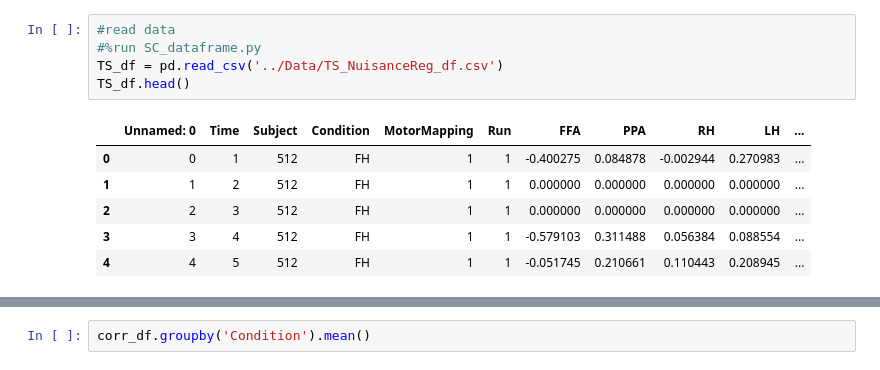
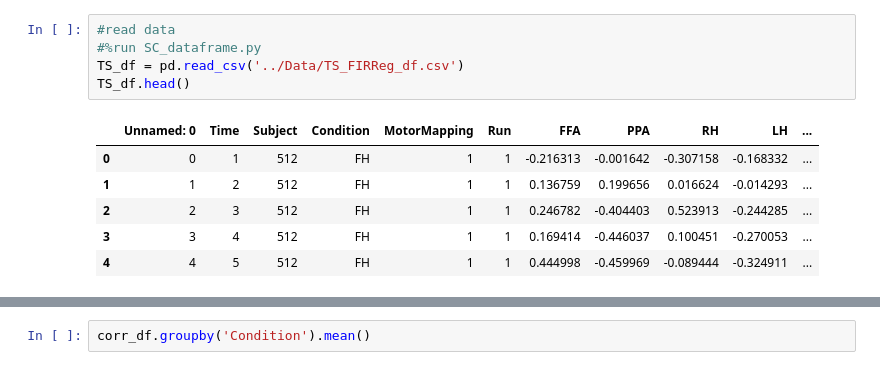
Before and after one commit to kaihwang/TDSigEI, a Jupyter notebook: MTD/Run_MTD.ipynb, the cells around one changed output, grey strips where cells are left out. Cells and saved outputs as stored; diff of their text form.

```diff
--- a/MTD/Run_MTD.ipynb
+++ b/MTD/Run_MTD.ipynb
@@ -13,15 +11,15 @@ WARNING: pylab import has clobbered these variables: ['cond']
 # %%
 #read data
 #%run SC_dataframe.py
-TS_df = pd.read_csv('../Data/TS_NuisanceReg_df.csv')
+TS_df = pd.read_csv('../Data/TS_FIRReg_df.csv')
 TS_df.head()
 # %% [output]
 |  | Unnamed: 0 | Time | Subject | Condition | MotorMapping | Run | FFA | PPA | RH | LH | ... |
-| 0 | 0 | 1 | 512 | FH | 1 | 1 | -0.400275 | 0.084878 | -0.002944 | 0.270983 | ... |
-| 1 | 1 | 2 | 512 | FH | 1 | 1 | 0.000000 | 0.000000 | 0.000000 | 0.000000 | ... |
-| 2 | 2 | 3 | 512 | FH | 1 | 1 | 0.000000 | 0.000000 | 0.000000 | 0.000000 | ... |
-| 3 | 3 | 4 | 512 | FH | 1 | 1 | -0.579103 | 0.311488 | 0.056384 | 0.088554 | ... |
-| 4 | 4 | 5 | 512 | FH | 1 | 1 | -0.051745 | 0.210661 | 0.110443 | 0.208945 | ... |
+| 0 | 0 | 1 | 512 | FH | 1 | 1 | -0.216313 | -0.001642 | -0.307158 | -0.168332 | ... |
+| 1 | 1 | 2 | 512 | FH | 1 | 1 | 0.136759 | 0.199656 | 0.016624 | -0.014293 | ... |
+| 2 | 2 | 3 | 512 | FH | 1 | 1 | 0.246782 | -0.404403 | 0.523913 | -0.244285 | ... |
+| 3 | 3 | 4 | 512 | FH | 1 | 1 | 0.169414 | -0.446037 | 0.100451 | -0.270053 | ... |
+| 4 | 4 | 5 | 512 | FH | 1 | 1 | 0.444998 | -0.459969 | -0.089444 | -0.324911 | ... |
 # %%
 Subjects = [503,505,508,509,510,512,513,516,517,518,519,523,527,528,529,530,531,532,534,536,537,539,540,542,546,547,549,550]
 Conditions = ['FH', 'Fo', 'Fp', 'HF', 'Ho', 'Hp']
```
Also changed, not shown: parts of 3 cells of this notebook, 10 other files.
